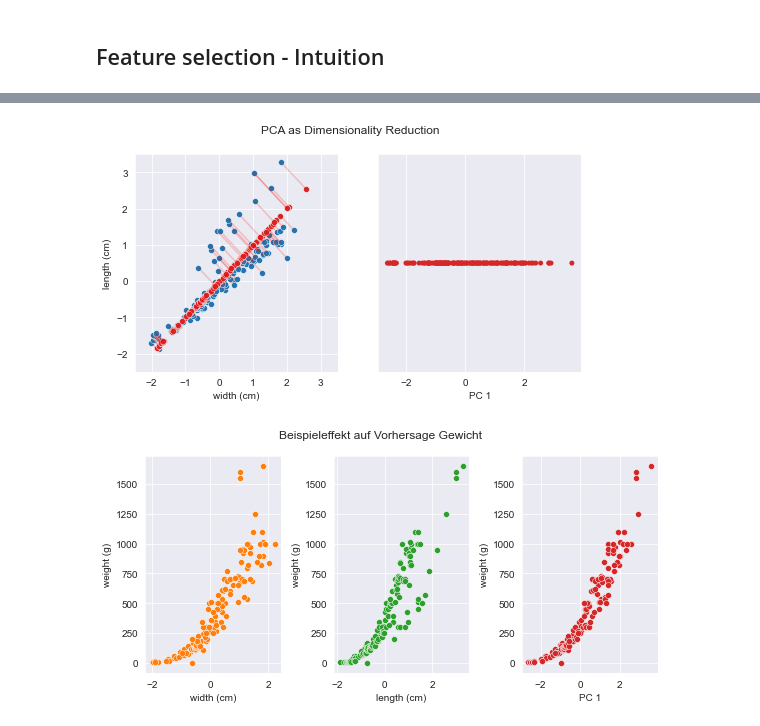
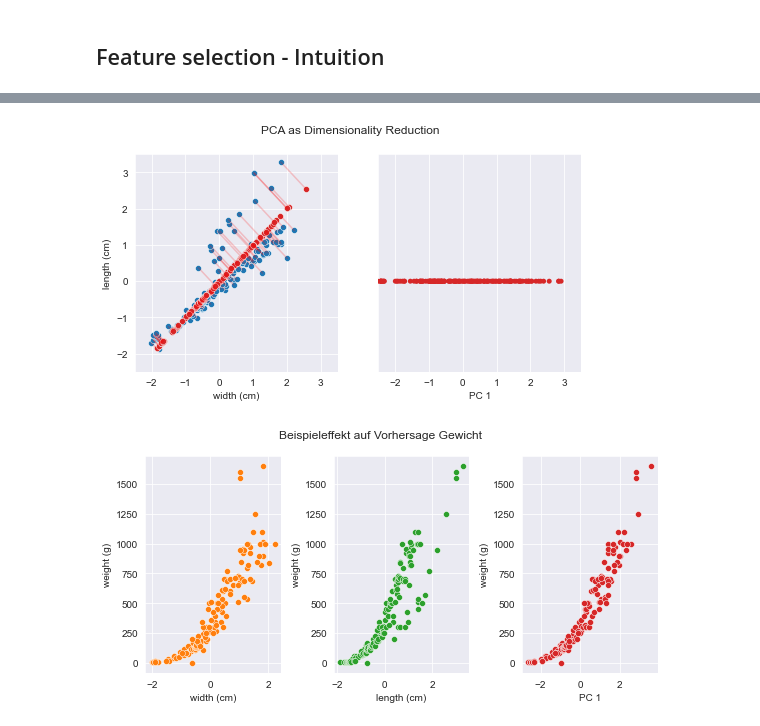
Before and after one commit to benikm91/cas_machine-learning-slides, a Jupyter notebook: code-examples/plots/pca/pca_plots.ipynb, the cells around one changed output, grey strips where cells are left out. Drawn from its saved outputs; the diff is of its cells as text; code cells hidden in the pictures.

```diff
--- a/code-examples/plots/pca/pca_plots.ipynb
+++ b/code-examples/plots/pca/pca_plots.ipynb
@@ -143,27 +146,28 @@ plt.show()
 # %%
 from sklearn.decomposition import PCA
 
 fig, axes = plt.subplots(1, 2, figsize=(8, 4))
 
 pca_1 = PCA(n_components=1).fit(df_std[['width (cm)', 'length (cm)']])
 
 pca_1_proj = pca_1.transform(df_std[['width (cm)', 'length (cm)']])
 pca_1_re = pca_1.inverse_transform(pca_1_proj)
 
 fig.suptitle("PCA as Dimensionality Reduction")
 sns.scatterplot(data=df_std, x='width (cm)', y='length (cm)', ax=axes[0])
 sns.scatterplot(x=pca_1_re[:, 0], y=pca_1_re[:, 1], color=sns.color_palette()[3], ax=axes[0])
 
 for (_, row), x2, y2 in zip(df_std.iterrows(), pca_1_re[:, 0], pca_1_re[:, 1]):
     plot_error_x_y(row['width (cm)'], x2, row['length (cm)'], y2, axes[0])
 
 gfg = sns.stripplot(x=pca_1_proj, jitter=0, color=sns.color_palette()[3], ax=axes[1])
 gfg.set_xlabel("PC 1")
 axes[0].set_xlim((-2.5, 3.5)), axes[0].set_ylim((-2.5, 3.5))
+axes[1].set_xlim((-2.5, 3.5)), axes[1].set_ylim((-2.5, 3.5))
 plt.savefig(os.path.join(out_dir, 'pca-1.png'), facecolor='white', transparent=False)
 plt.show()
 # %% [output]
-[figure, old version]
+[figure, new version]
 # %%
 fig, axes = plt.subplots(1, 3, figsize=(8, 4))
 fig.suptitle("Beispieleffekt auf Vorhersage Gewicht")
```
Also changed, not shown: parts of 5 cells of this notebook, 59 other files.
